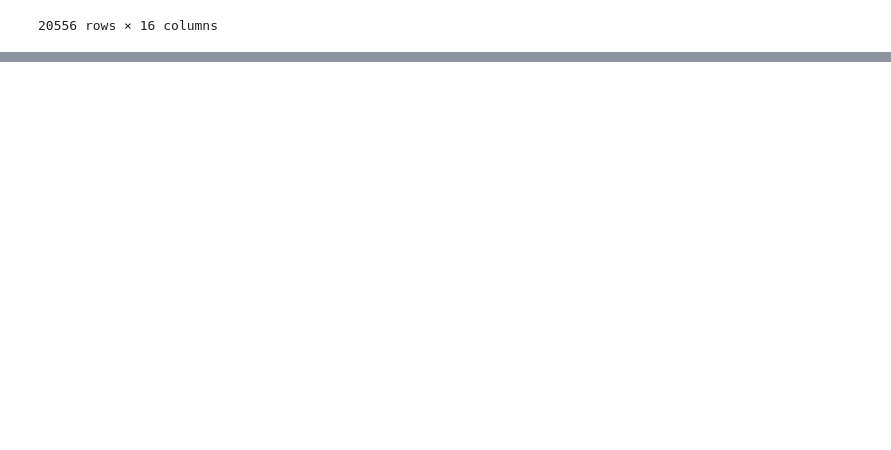
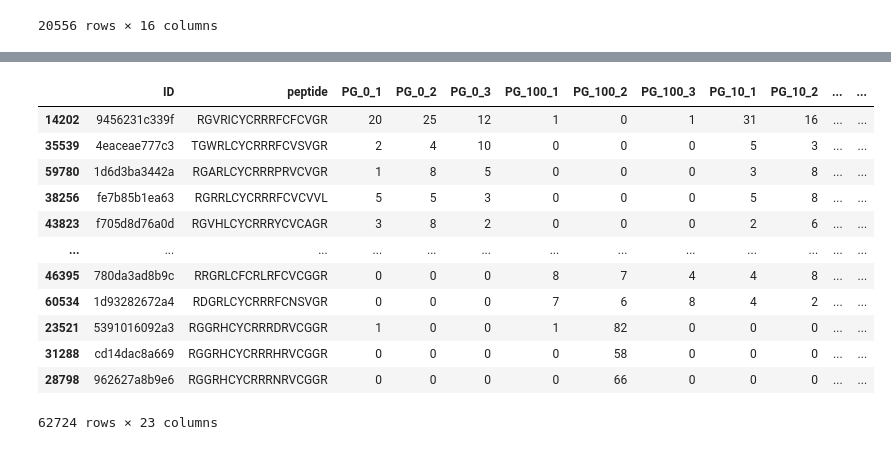
Before and after one commit to ziul-bio/dmSLAY_protocol, a Jupyter notebook: notebooks/dmSLAY.ipynb, the cells around one changed output, grey strips where cells are left out. Cells and saved outputs as stored; diff of their text form; code cells hidden in the pictures; blank space fills up the shorter version.

```diff
--- a/notebooks/dmSLAY.ipynb
+++ b/notebooks/dmSLAY.ipynb
@@ -99,0 +295,17 @@ data2
+# %%
+res = pd.read_table('../results/deseq2/deseq2_Hnd_vs_Zero.tsv')
+res.sort_values('log2FoldChange', ascending=True)
+# %% [output]
+|  | ID | peptide | PG_0_1 | PG_0_2 | PG_0_3 | PG_100_1 | PG_100_2 | PG_100_3 | PG_10_1 | PG_10_2 | ... | ... |
+| 14202 | 9456231c339f | RGVRICYCRRRFCFCVGR | 20 | 25 | 12 | 1 | 0 | 1 | 31 | 16 | ... | ... |
+| 35539 | 4eaceae777c3 | TGWRLCYCRRRFCVSVGR | 2 | 4 | 10 | 0 | 0 | 0 | 5 | 3 | ... | ... |
+| 59780 | 1d6d3ba3442a | RGARLCYCRRRPRVCVGR | 1 | 8 | 5 | 0 | 0 | 0 | 3 | 8 | ... | ... |
+| 38256 | fe7b85b1ea63 | RGRRLCYCRRRFCVCVVL | 5 | 5 | 3 | 0 | 0 | 0 | 5 | 8 | ... | ... |
+| 43823 | f705d8d76a0d | RGVHLCYCRRRYCVCAGR | 3 | 8 | 2 | 0 | 0 | 0 | 2 | 6 | ... | ... |
+| ... | ... | ... | ... | ... | ... | ... | ... | ... | ... | ... | ... | ... |
+| 46395 | 780da3ad8b9c | RRGRLCFCRLRFCVCGGR | 0 | 0 | 0 | 8 | 7 | 4 | 4 | 8 | ... | ... |
+| 60534 | 1d93282672a4 | RDGRLCYCRRRFCNSVGR | 0 | 0 | 0 | 7 | 6 | 8 | 4 | 2 | ... | ... |
+| 23521 | 5391016092a3 | RGGRHCYCRRRDRVCGGR | 1 | 0 | 0 | 1 | 82 | 0 | 0 | 0 | ... | ... |
+| 31288 | cd14dac8a669 | RGGRHCYCRRRHRVCGGR | 0 | 0 | 0 | 0 | 58 | 0 | 0 | 0 | ... | ... |
+| 28798 | 962627a8b9e6 | RGGRHCYCRRRNRVCGGR | 0 | 0 | 0 | 0 | 66 | 0 | 0 | 0 | ... | ... |
+62724 rows × 23 columns
```
Also changed, not shown: parts of 5 cells of this notebook, 6 other files.
